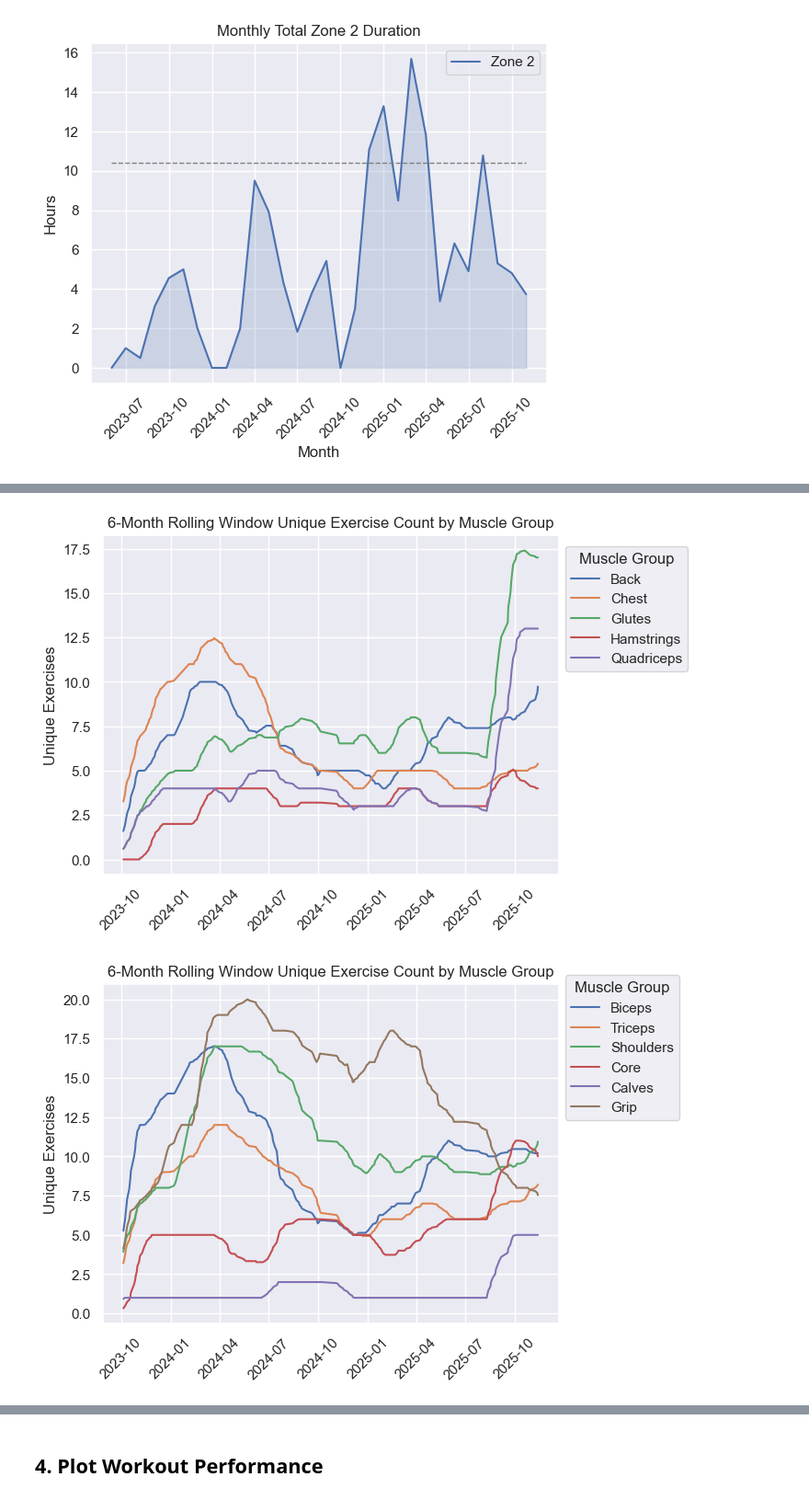
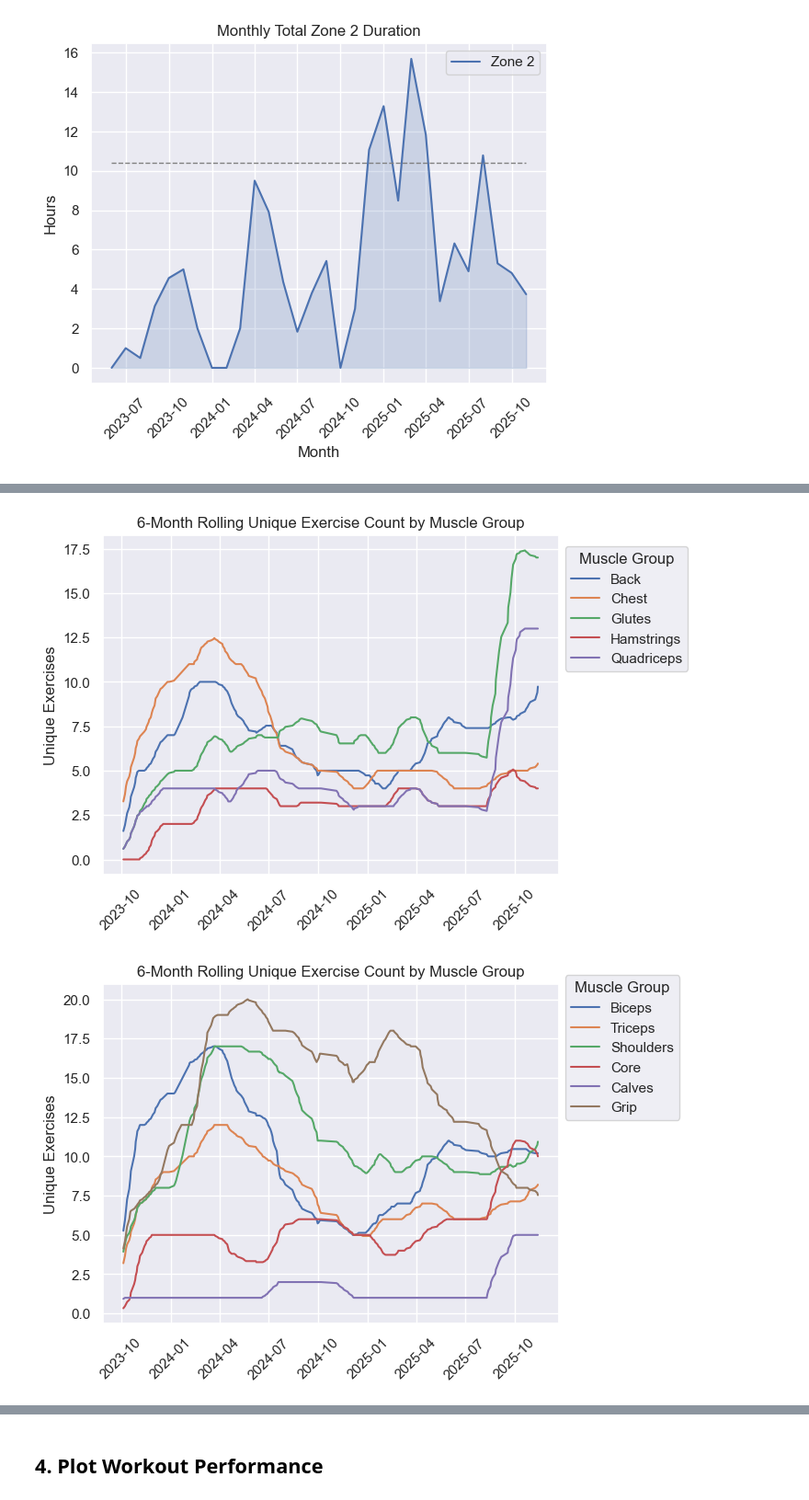
Before and after one commit to sthobbs/exercise-data-analysis, a Jupyter notebook: workout_analysis.ipynb, the cells around one changed output, grey strips where cells are left out. Shown at 92% size. Saved outputs shown, nothing was run; the diff lists cells and outputs as text; code cells hidden in the pictures.

```diff
--- a/workout_analysis.ipynb
+++ b/workout_analysis.ipynb
@@ -639,6 +639,8 @@ muscle_groups_dict = {k: v if isinstance(v, list) else [v] for k, v in muscle_gr
 
 # add muscle groups to each set
 set_df['muscle_groups'] = set_df['exercise'].map(muscle_groups_dict)
+mask = set_df['muscle_groups'].isna()
+set_df.loc[mask, 'muscle_groups'] = set_df.loc[mask, 'muscle_groups'].apply(lambda x: [])
 
 # set count for each lifting exercise, counting unilateral exercises as 0.5 sets per side
 exercise_set_counts = set_df.loc[set_df['workout_type'] == 'lifting', ['exercise', 'side']] \
@@ -2295,29 +2297,29 @@ plot_values(df2,
 # %%
 def plot_unique_exercise_count_by_muscle_group(df, muscle_groups):
     """
     Plot rolling window of unique exercise count by muscle group.
 
     Parameters
     ----------
     df : pd.DataFrame
         Dataframe to plot. Must have 'date' and 'muscle_groups' columns.
     muscle_groups : list
         List of muscle groups to plot.
     """
     plot_values(df,
             columns=muscle_groups,
             x_axis='date',
             legend_labels=[f'{mg.capitalize()}' for mg in muscle_groups],
             ylabel='Unique Exercises',
-            title='6-Month Rolling Window Unique Exercise Count by Muscle Group',
+            title='6-Month Rolling Unique Exercise Count by Muscle Group',
             moving_average_window=15,
             legend_title='Muscle Group',
             legend_loc=(1.015, 0.6))
 
 muscle_groups = ['back', 'chest', 'glutes', 'hamstrings', 'quadriceps']
 plot_unique_exercise_count_by_muscle_group(df, muscle_groups)
 muscle_groups = ['biceps', 'triceps', 'shoulders', 'core', 'calves', 'grip']
 plot_unique_exercise_count_by_muscle_group(df, muscle_groups)
 # %% [output]
-[figure, old version]
+[figure, new version]
-[figure, old version]
+[figure, new version]
```
Also changed, not shown: parts of 7 cells of this notebook.
